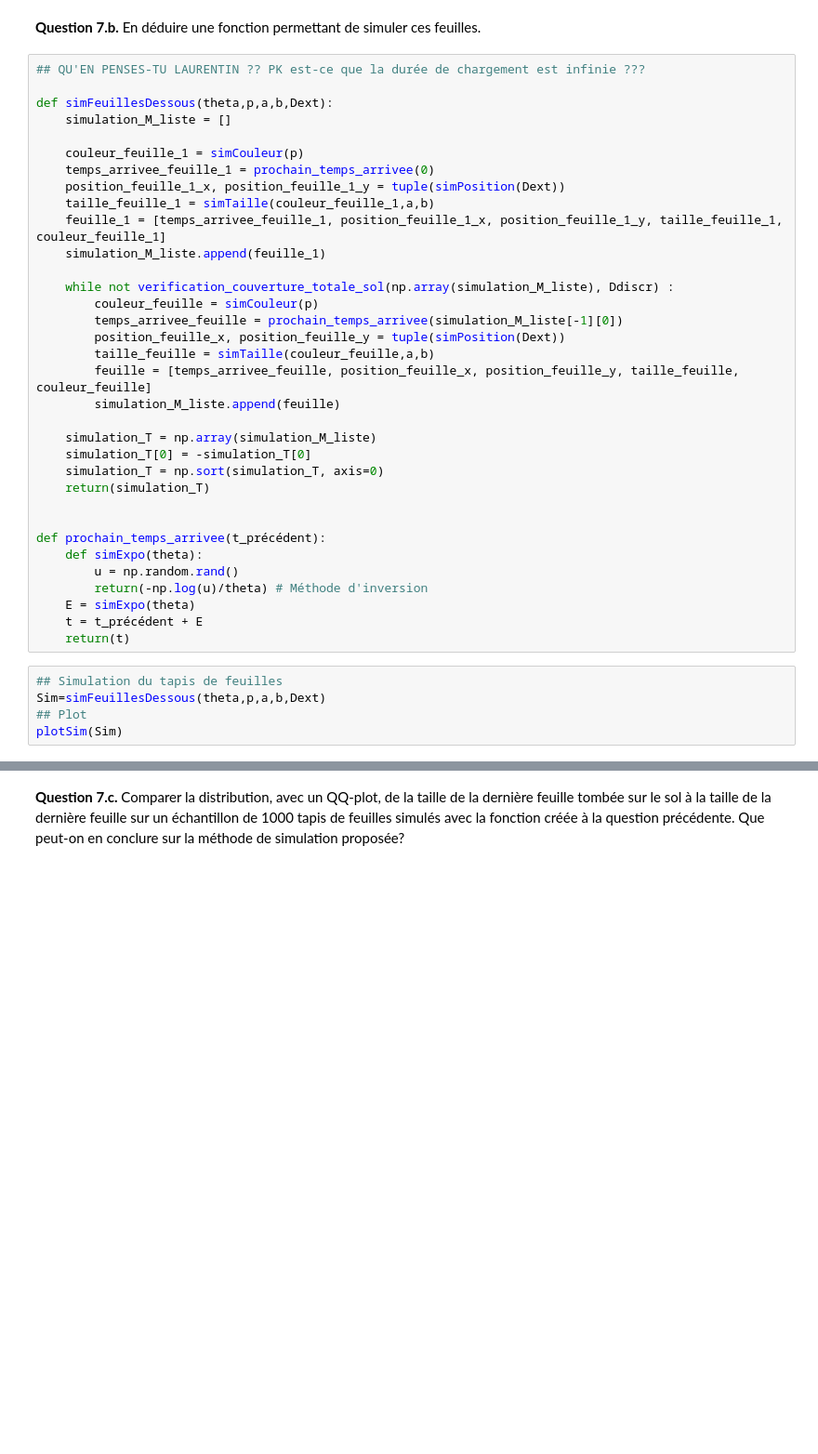
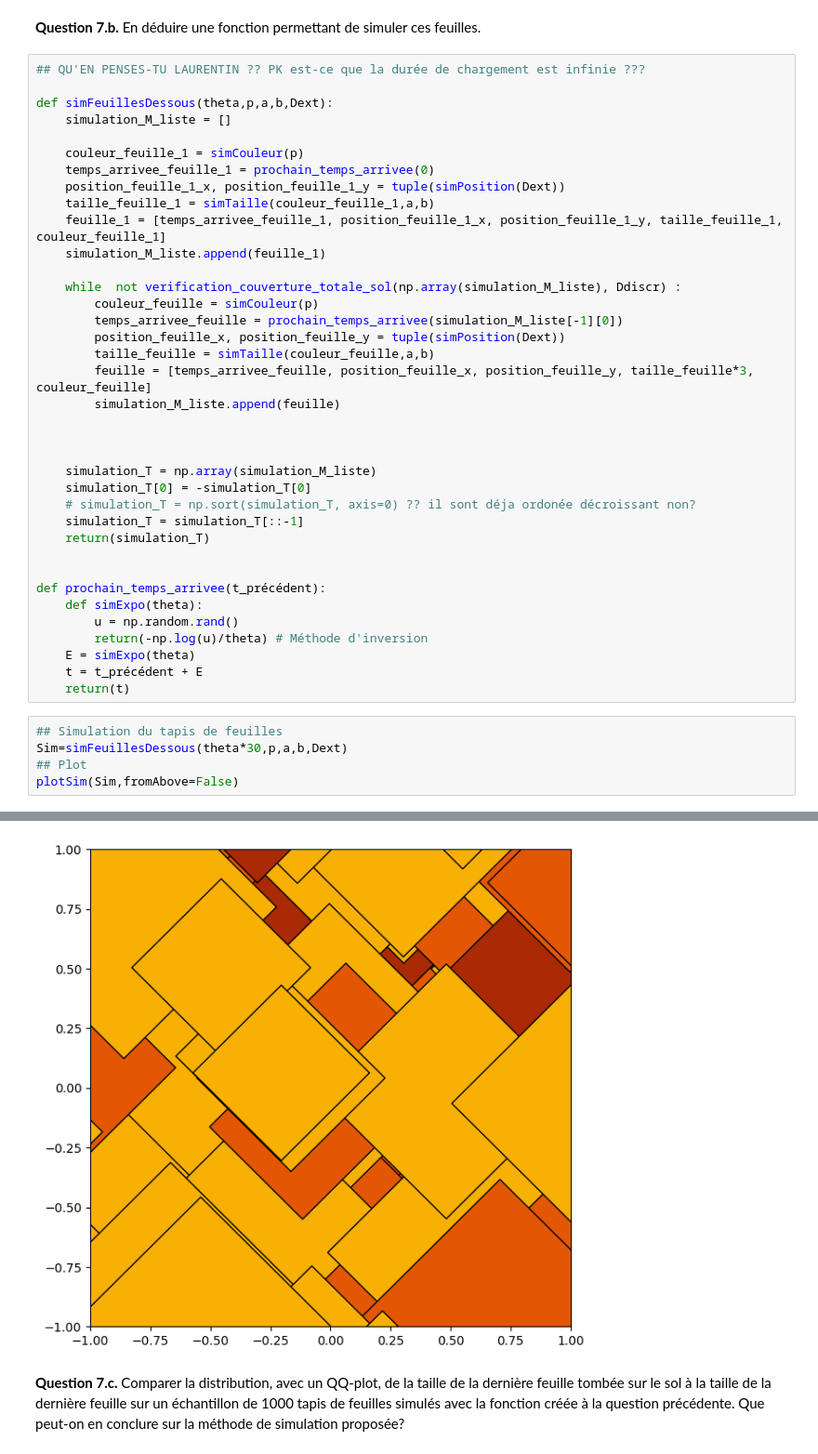
Before and after one commit to bavrillon/Projet-Maths-2---Probas, a Jupyter notebook: PN_Probas_24-25_VF.ipynb, the cells around one changed output, grey strips where cells are left out. Shown at 93% size. Saved outputs shown, nothing was run; the diff lists cells and outputs as text; blank space fills up the shorter version.

```diff
--- a/PN_Probas_24-25_VF.ipynb
+++ b/PN_Probas_24-25_VF.ipynb
@@ -668,17 +672,20 @@ def simFeuillesDessous(theta,p,a,b,Dext):
     feuille_1 = [temps_arrivee_feuille_1, position_feuille_1_x, position_feuille_1_y, taille_feuille_1, couleur_feuille_1]
     simulation_M_liste.append(feuille_1)
 
-    while not verification_couverture_totale_sol(np.array(simulation_M_liste), Ddiscr) :
+    while  not verification_couverture_totale_sol(np.array(simulation_M_liste), Ddiscr) :
         couleur_feuille = simCouleur(p)
         temps_arrivee_feuille = prochain_temps_arrivee(simulation_M_liste[-1][0])
         position_feuille_x, position_feuille_y = tuple(simPosition(Dext))
         taille_feuille = simTaille(couleur_feuille,a,b)
-        feuille = [temps_arrivee_feuille, position_feuille_x, position_feuille_y, taille_feuille, couleur_feuille]
+        feuille = [temps_arrivee_feuille, position_feuille_x, position_feuille_y, taille_feuille*3, couleur_feuille]
         simulation_M_liste.append(feuille)
+
+
 
     simulation_T = np.array(simulation_M_liste)
     simulation_T[0] = -simulation_T[0]
-    simulation_T = np.sort(simulation_T, axis=0)
+    # simulation_T = np.sort(simulation_T, axis=0) ?? il sont déja ordonée décroissant non?
+    simulation_T = simulation_T[::-1]
     return(simulation_T)
 
 
@@ -691,7 +698,7 @@ def prochain_temps_arrivee(t_précédent):
     return(t)
 # %%
 ## Simulation du tapis de feuilles
-Sim=simFeuillesDessous(theta,p,a,b,Dext)
+Sim=simFeuillesDessous(theta*30,p,a,b,Dext)
 ## Plot
-plotSim(Sim)
+plotSim(Sim,fromAbove=False)
 # %% [output]
@@ -699,3 +705,4 @@ KeyboardInterrupt:
+[figure, added]
 # %% [markdown]
 **Question 7.c.**  Comparer la distribution, avec un QQ-plot, de la taille de la dernière feuille tombée sur le sol à la taille de la dernière feuille sur un échantillon de 1000 tapis de feuilles simulés avec la fonction créée à la question précédente. Que peut-on en conclure sur la méthode de simulation proposée?
 # %%
```
Also changed, not shown: parts of 9 cells of this notebook.
